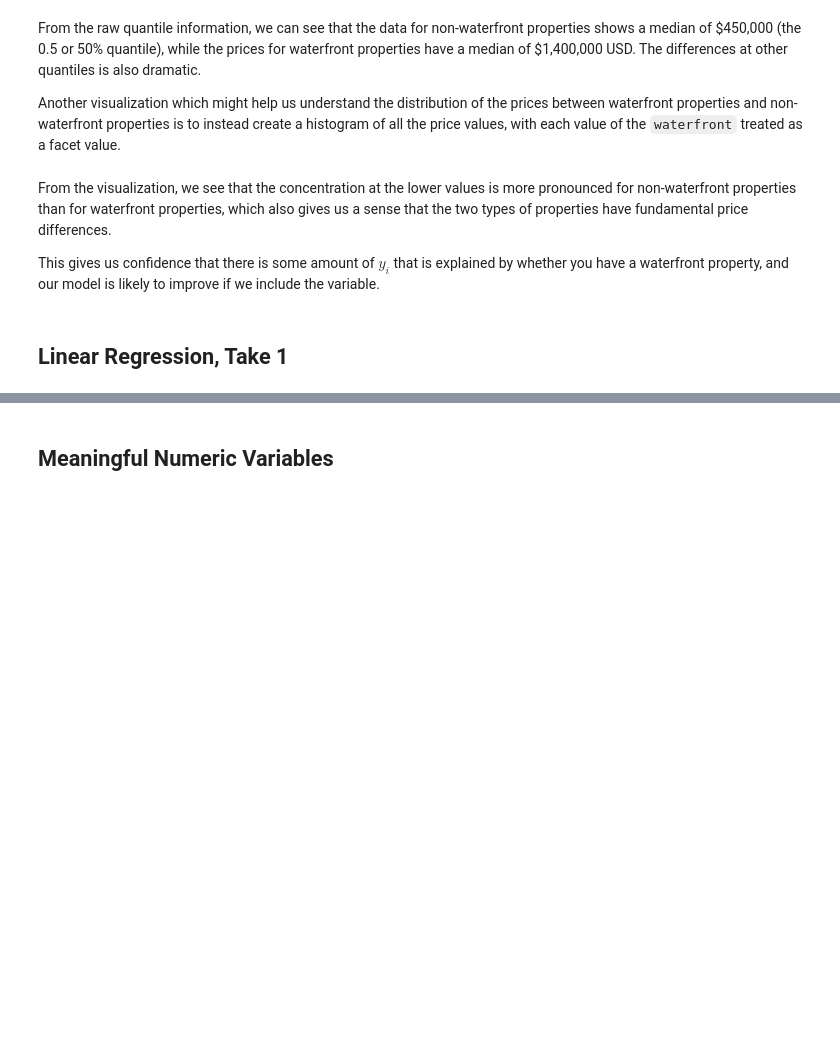
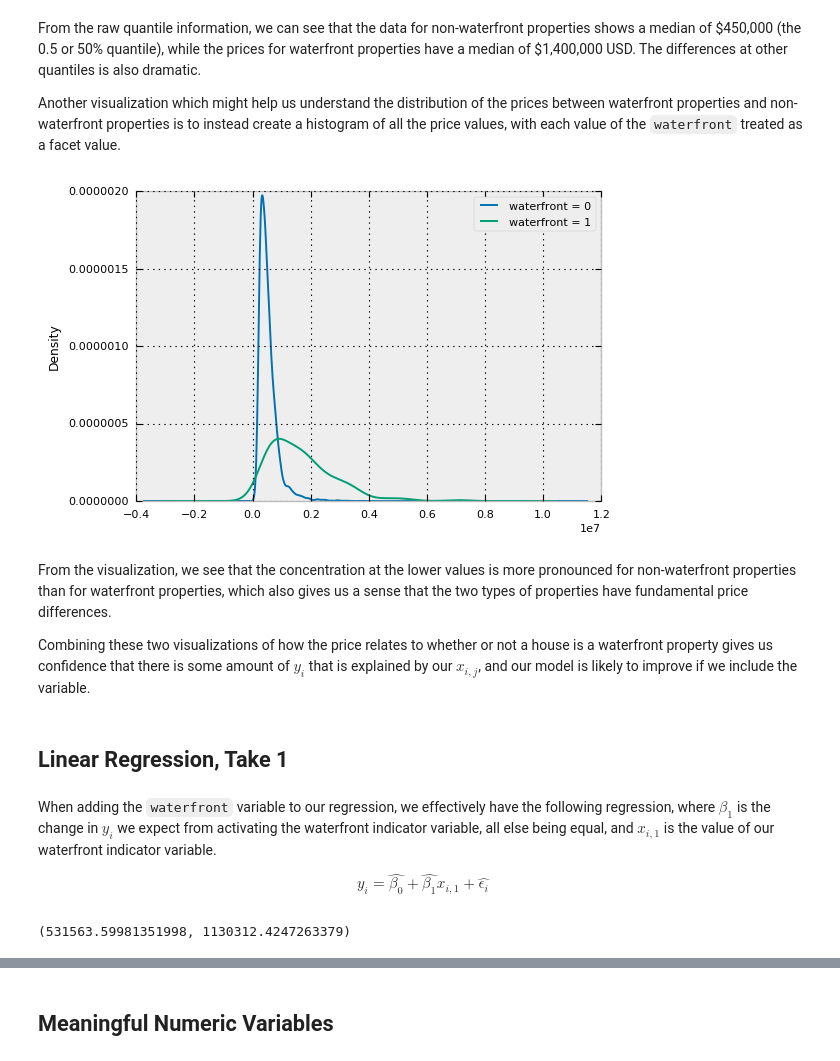
Before and after one commit to riccardo-ferrari/ipython, a Jupyter notebook: spark-regression/mlmath01.ipynb, the cells around one changed output, grey strips where cells are left out. Cells and saved outputs as stored; diff of their text form; code cells hidden in the pictures; blank space fills up the shorter version.

Commit message:
Reorganize, start talking about numeric variables

```diff
--- a/spark-regression/mlmath01.ipynb
+++ b/spark-regression/mlmath01.ipynb
@@ -4,0 +3,9 @@ This series starts with introducing you to the math that allows you to *interpre
+# %%
+%matplotlib inline
+
+import pandas as pd
+import numpy as np
+import matplotlib.pyplot as plt
+from sklearn.linear_model import LinearRegression
+
+plt.style.use('seaborn-colorblind')
@@ -331,7 +379,28 @@ g.map(sns.distplot, 'price')
+# %%
+for key, grp in df.groupby(['waterfront']):
+    grp['price'].plot(kind='kde', label='waterfront = %d' % key)
+
+plt.legend(loc='best')
+plt.show()
+# %% [output]
+[figure, added]
 # %% [markdown]
 From the visualization, we see that the concentration at the lower values is more pronounced for non-waterfront properties than for waterfront properties, which also gives us a sense that the two types of properties have fundamental price differences.
 
-This gives us confidence that there is some amount of $y_i$ that is explained by whether you have a waterfront property, and our model is likely to improve if we include the variable.
+Combining these two visualizations of how the price relates to whether or not a house is a waterfront property gives us confidence that there is some amount of $y_i$ that is explained by our $x_{i,j}$, and our model is likely to improve if we include the variable.
 # %% [markdown]
 ## Linear Regression, Take 1
+# %% [markdown]
+When adding the `waterfront` variable to our regression, we effectively have the following regression, where $\beta_1$ is the change in $y_i$ we expect from activating the waterfront indicator variable, all else being equal, and $x_{i,1}$ is the value of our waterfront indicator variable.
+
+$$
+y_i = \widehat{\beta_0} + \widehat{\beta_1} x_{i,1} + \widehat{\epsilon_i}
+$$
+# %%
+take1Model = LinearRegression(fit_intercept=True)
+take1Model.fit(X=df[['waterfront']], y=df['price'])
+
+take1Model.intercept_, *take1Model.coef_
+# %% [output]
+(531563.59981351998, 1130312.4247263379)
 # %% [markdown]
```
Also changed, not shown: parts of 25 cells of this notebook.
